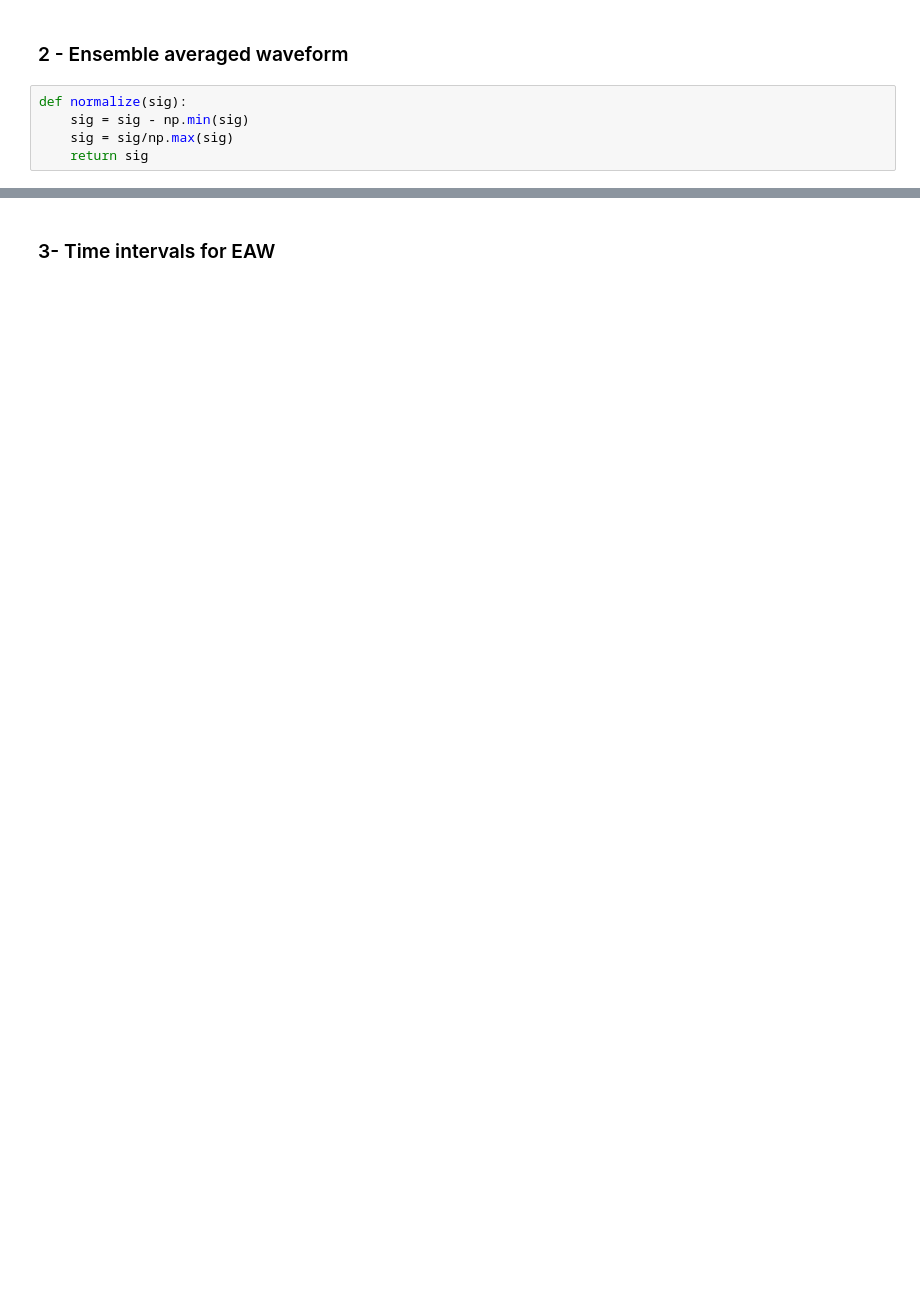
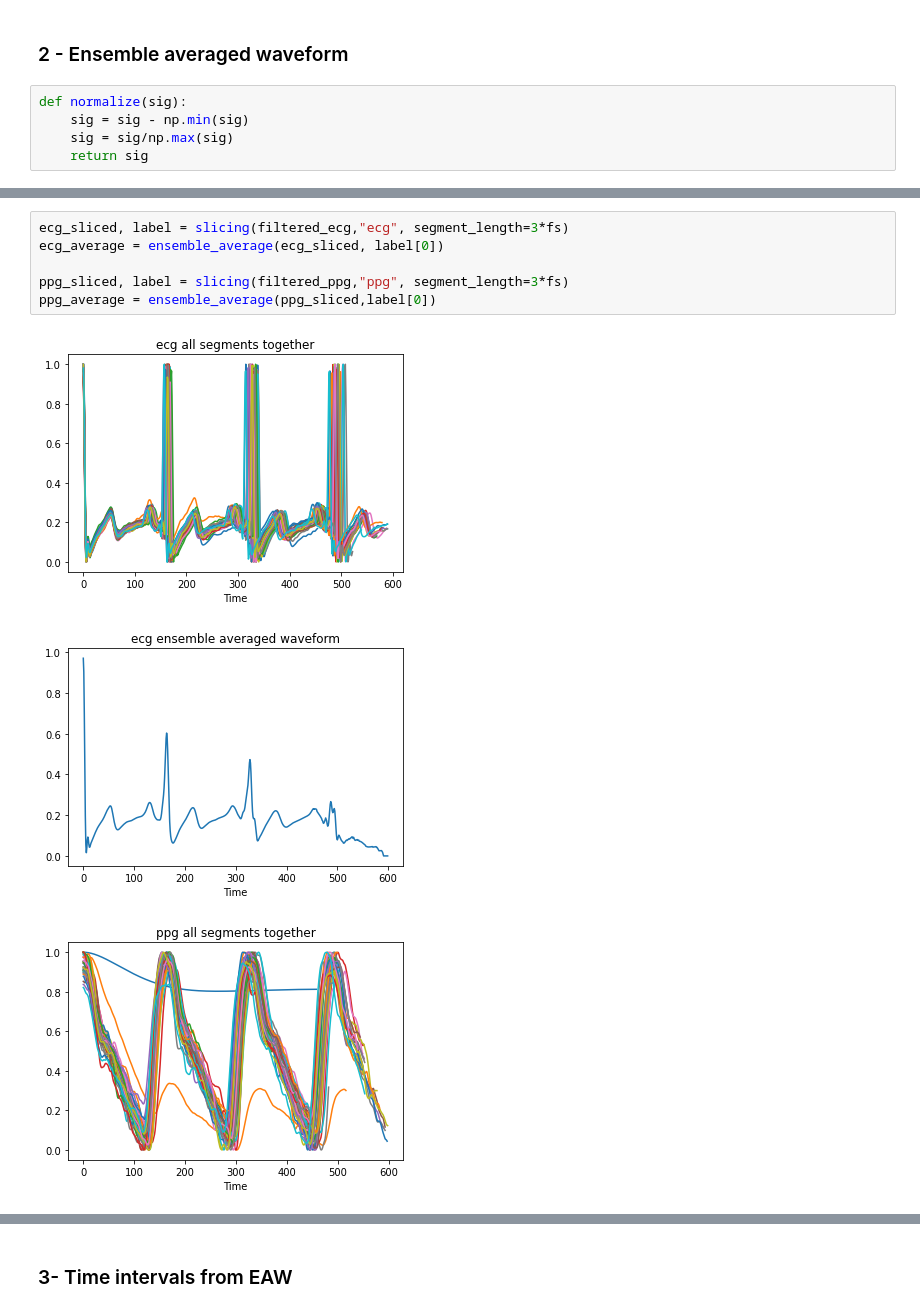
Before and after one commit to Juoksuorava/Health-Wearables-2021, a Jupyter notebook: Analysis Exercise 3/analysis_exercise_3.ipynb, the cells around one changed output, grey strips where cells are left out. Cells and saved outputs as stored; diff of their text form; blank space fills up the shorter version.

```diff
--- a/Analysis Exercise 3/analysis_exercise_3.ipynb
+++ b/Analysis Exercise 3/analysis_exercise_3.ipynb
@@ -96,0 +130,10 @@ ensemble_average(ecg_sliced)
+# %%
+ecg_sliced, label = slicing(filtered_ecg,"ecg", segment_length=3*fs)
+ecg_average = ensemble_average(ecg_sliced, label[0])
+
+ppg_sliced, label = slicing(filtered_ppg,"ppg", segment_length=3*fs)
+ppg_average = ensemble_average(ppg_sliced,label[0])
+# %% [output]
+[figure, added]
+[figure, added]
+[figure, added]
@@ -97,2 +141,2 @@ ensemble_average(ecg_sliced)
 # %% [markdown]
-### 3- Time intervals for EAW
+### 3- Time intervals from EAW
```
Also changed, not shown: parts of 11 cells of this notebook.
